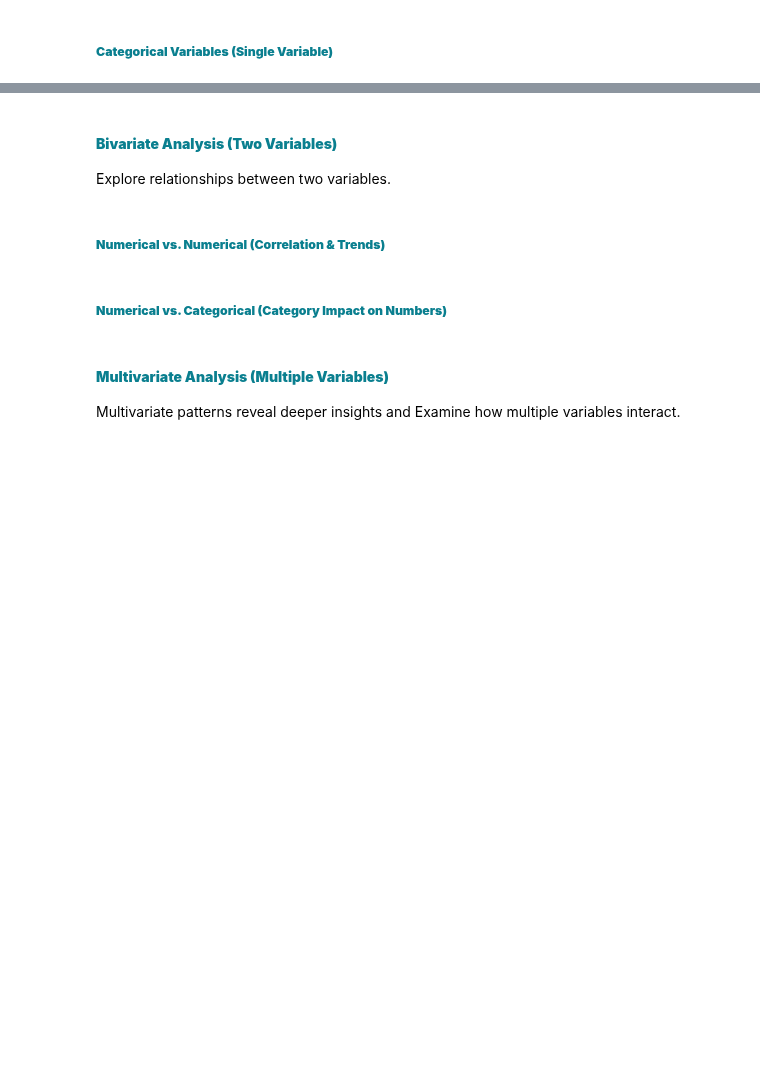
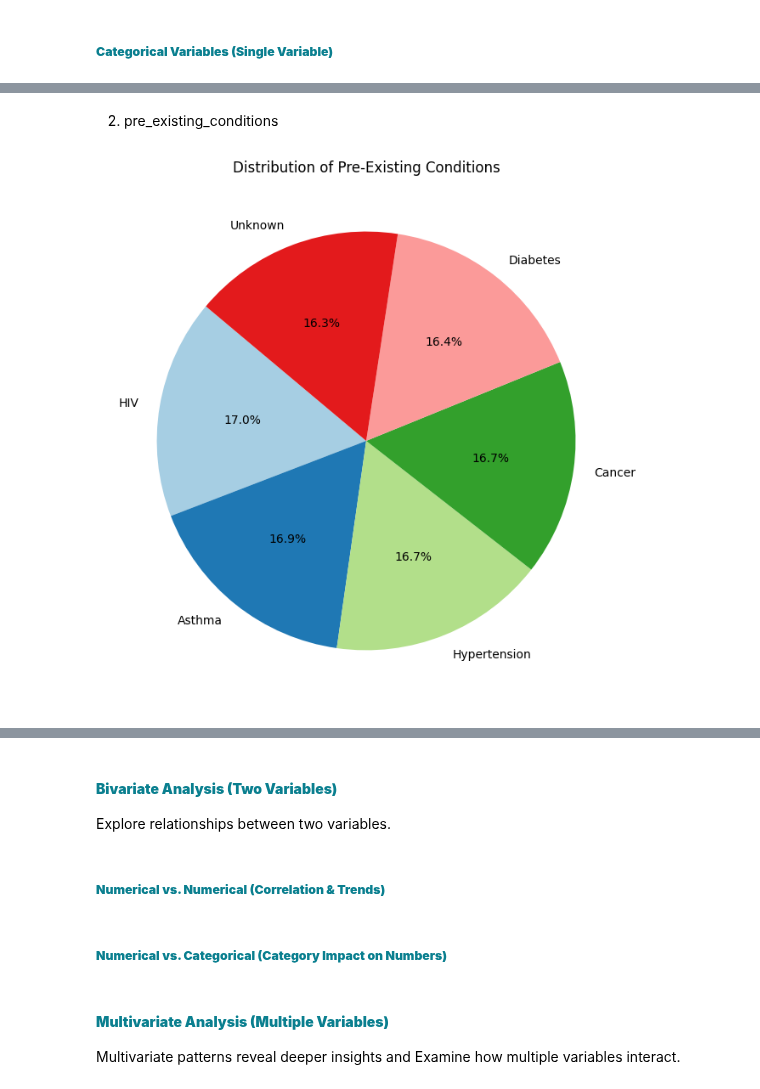
Before and after one commit to ruth-kitasi/Health-Insurance-Recommender-System, a Jupyter notebook: Notebooks/Mbego.ipynb, the cells around one changed output, grey strips where cells are left out. Drawn from its saved outputs; the diff is of its cells as text; code cells hidden in the pictures; blank space fills up the shorter version.

```diff
--- a/Notebooks/Mbego.ipynb
+++ b/Notebooks/Mbego.ipynb
@@ -245,0 +271,19 @@ Understand the distribution of individual features.
+# %% [markdown]
+2. pre_existing_conditions
+# %%
+import matplotlib.pyplot as plt
+
+# Get category counts
+category_counts = df['pre_existing_conditions'].value_counts()
+
+# Create the pie chart
+plt.figure(figsize=(8, 8))
+plt.pie(category_counts, labels=category_counts.index, autopct='%1.1f%%', startangle=140, colors=plt.cm.Paired.colors)
+
+# Add a title
+plt.title("Distribution of Pre-Existing Conditions")
+
+# Show the plot
+plt.show()
+# %% [output]
+[figure, added]
```
Also changed, not shown: parts of 7 cells of this notebook.
